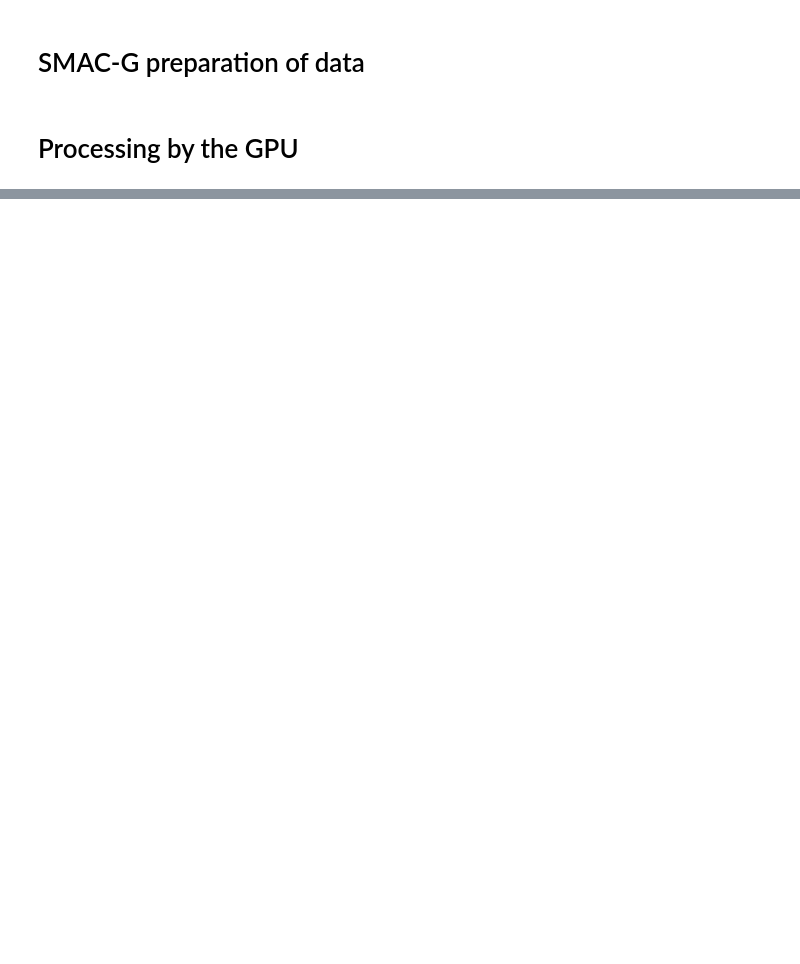
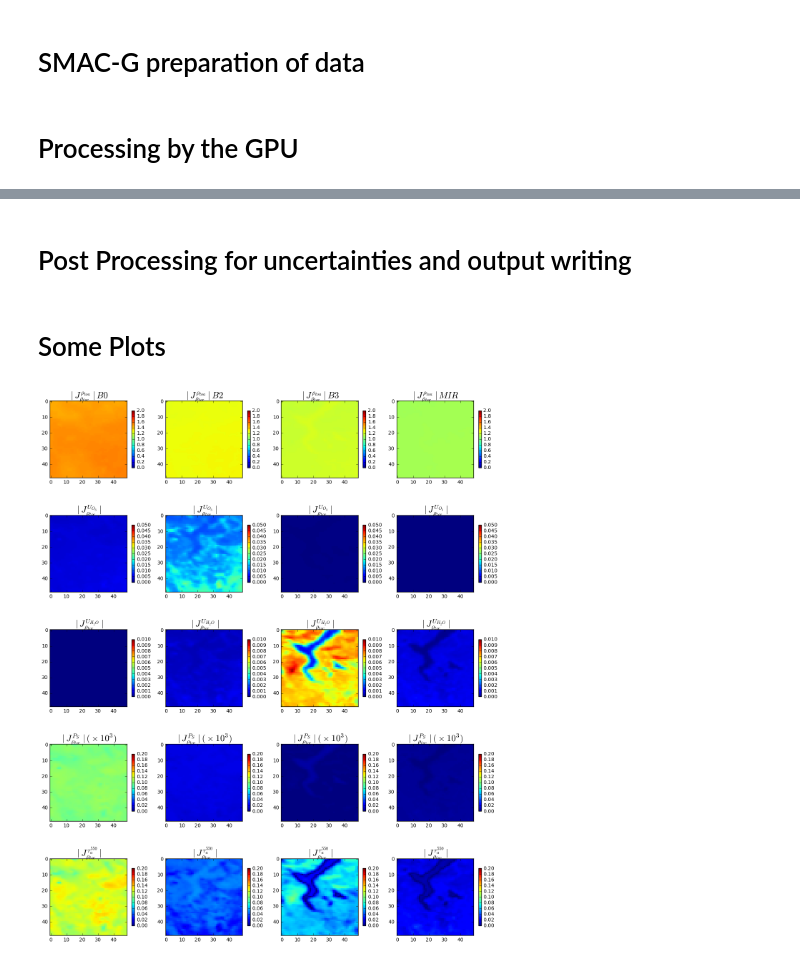
Before and after one commit to hygeos/smaccl, a Jupyter notebook: smacg-VGT-example.ipynb, the cells around one changed output, grey strips where cells are left out. Saved outputs shown, nothing was run; the diff lists cells and outputs as text; code cells hidden in the pictures; blank space fills up the shorter version.

```diff
--- a/smacg-VGT-example.ipynb
+++ b/smacg-VGT-example.ipynb
@@ -304,0 +349,25 @@ merra_lut['TQV'].sub()[Idx(12),:,:].plot()
+# %%
+%%time
+# Input arrays reshaping
+rtoa_ext     = np.reshape(rtoa_ext,    (NB,Z,XBLOCK,XGRID), order='C')
+tetas_ext    = np.reshape(tetas_ext,   (Z,XBLOCK,XGRID),    order='C')
+tetav_ext    = np.reshape(tetav_ext,   (Z,XBLOCK,XGRID),    order='C')
+phis_ext     = np.reshape(phis_ext,    (Z,XBLOCK,XGRID),    order='C')
+phiv_ext     = np.reshape(phiv_ext,    (Z,XBLOCK,XGRID),    order='C')
+uh2o_ext     = np.reshape(uh2o_ext,    (Z,XBLOCK,XGRID),    order='C')
+uo3_ext      = np.reshape(uo3_ext,     (Z,XBLOCK,XGRID),    order='C')
+taup550_ext  = np.reshape(taup550_ext, (Z,XBLOCK,XGRID),    order='C')
+pressure_ext = np.reshape(pressure_ext,(Z,XBLOCK,XGRID),    order='C')
+
+# Run
+(rsurf_ext,Jrtoa_ext,Juo3_ext,Juh2o_ext,Jpre_ext,Jtaup_ext) = S.run(coeffs, tetas_ext, tetav_ext,
+        phis_ext, phiv_ext, uh2o_ext, uo3_ext, taup550_ext, pressure_ext, rtoa_ext,
+        XBLOCK=XBLOCK, XGRID=XGRID, NBLOOP=NBLOOP)
+
+# Output arrays reshaping
+rsurf_ext = np.reshape(rsurf_ext,(NB,GSIZEXT), order='C')
+Jrtoa_ext = np.reshape(Jrtoa_ext,(NB,GSIZEXT), order='C')
+Juo3_ext  = np.reshape(Juo3_ext, (NB,GSIZEXT), order='C')
+Juh2o_ext = np.reshape(Juh2o_ext,(NB,GSIZEXT), order='C')
+Jpre_ext  = np.reshape(Jpre_ext, (NB,GSIZEXT), order='C')
+Jtaup_ext = np.reshape(Jtaup_ext,(NB,GSIZEXT), order='C')
@@ -304,0 +377,2 @@ merra_lut['TQV'].sub()[Idx(12),:,:].plot()
+# %% [markdown]
+# Post Processing for uncertainties and output writing
@@ -304,0 +499,19 @@ merra_lut['TQV'].sub()[Idx(12),:,:].plot()
+# %% [markdown]
+# Some Plots
+# %%
+sys.path.append('/home/did/MERIS/BRDF/Fourth_Reprocessing/')
+from geoutils.figures import Figures
+fig1 = Figures(cols=4, rows=5, size=(4,4), fontsize=18)
+
+for k in range(4):
+    fig1.imshow(Jrtoa[k,:,:],vmin= 0, vmax=2, title=r'$\mid J^{\rho_{toa}}_{\rho_{toc}}\mid ' + tab_band[k] + '$' ,  shrink=0.6, colorbar=True)
+for k in range(4):
+    fig1.imshow(Juo3[k,:,:], vmin= 0, vmax=.05, title=r'$\mid J^{U_{O_3}}_{\rho_{toc}}\mid$' ,  shrink=0.6, colorbar=True)
+for k in range(4):
+    fig1.imshow(Juh2o[k,:,:], vmin= 0, vmax=.01, title=r'$\mid J^{U_{H_2O}}_{\rho_{toc}}\mid$' ,  shrink=0.6, colorbar=True)
+for k in range(4):
+    fig1.imshow(abs(Jpre[k,:,:]*1000), vmin= 0, vmax=0.2, title=r'$\mid J^{P_S}_{\rho_{toc}}\mid (\times 10^3)$' ,  shrink=0.6, colorbar=True)
+for k in range(4):
+    fig1.imshow(abs(Jtaup[k,:,:]), vmin= 0, vmax=0.2, title=r'$\mid J ^{\tau_a^{550}}_{\rho_{toc}}\mid$',  shrink=0.6, colorbar=True)
+# %% [output]
+[figure, added]
```
Also changed, not shown: parts of 18 cells of this notebook, 3 other files.
